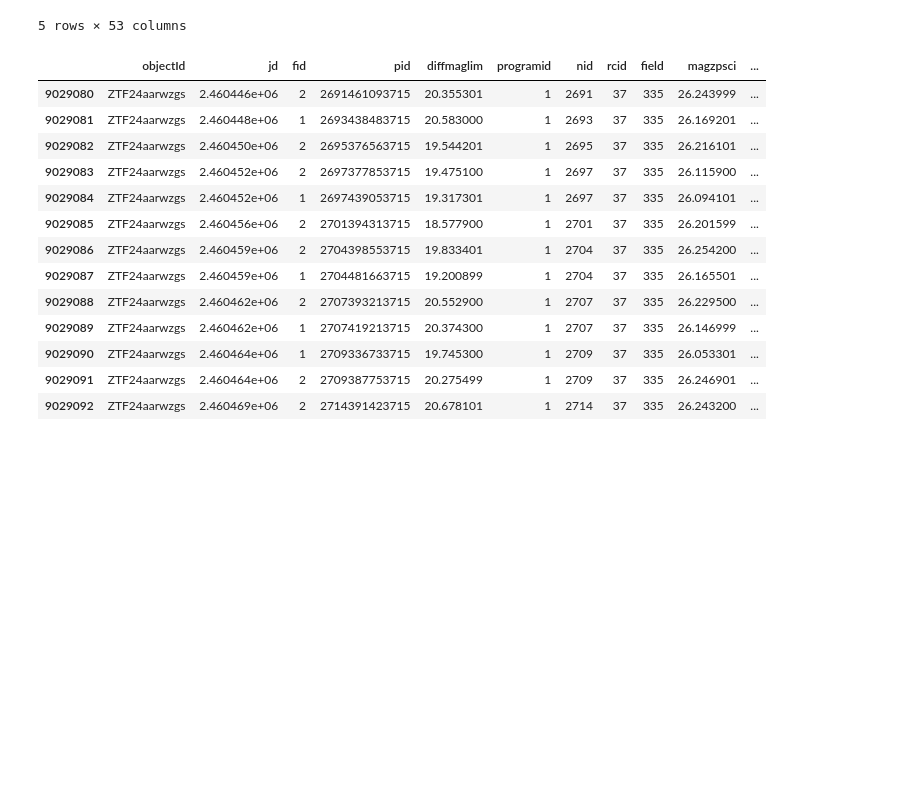
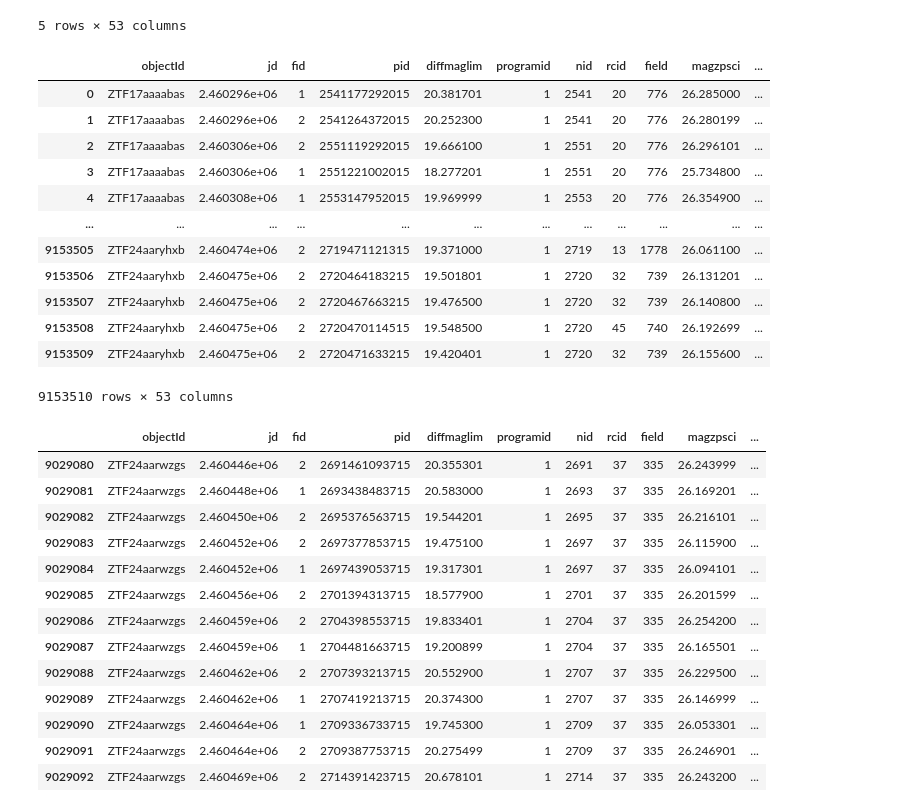
Before and after one commit to ZTF-Summer-School/ztf_summer_school_2024, a Jupyter notebook: lectures/01/ztf_alert_filtering.ipynb, the cells around one changed output. Cells and saved outputs as stored; diff of their text form; code cells hidden in the pictures; blank space fills up the shorter version.

```diff
--- a/lectures/01/ztf_alert_filtering.ipynb
+++ b/lectures/01/ztf_alert_filtering.ipynb
@@ -137,6 +139,22 @@ df_lightcurve.head()
 | 3 | ZTF17aaaabas | 2.460306e+06 | 1 | 2551221002015 | 18.277201 | 1 | 2551 | 20 | 776 | 25.734800 | ... |
 | 4 | ZTF17aaaabas | 2.460308e+06 | 1 | 2553147952015 | 19.969999 | 1 | 2553 | 20 | 776 | 26.354900 | ... |
 5 rows × 53 columns
+# %%
+df_lightcurve
+# %% [output]
+|  | objectId | jd | fid | pid | diffmaglim | programid | nid | rcid | field | magzpsci | ... |
+| 0 | ZTF17aaaabas | 2.460296e+06 | 1 | 2541177292015 | 20.381701 | 1 | 2541 | 20 | 776 | 26.285000 | ... |
+| 1 | ZTF17aaaabas | 2.460296e+06 | 2 | 2541264372015 | 20.252300 | 1 | 2541 | 20 | 776 | 26.280199 | ... |
+| 2 | ZTF17aaaabas | 2.460306e+06 | 2 | 2551119292015 | 19.666100 | 1 | 2551 | 20 | 776 | 26.296101 | ... |
+| 3 | ZTF17aaaabas | 2.460306e+06 | 1 | 2551221002015 | 18.277201 | 1 | 2551 | 20 | 776 | 25.734800 | ... |
+| 4 | ZTF17aaaabas | 2.460308e+06 | 1 | 2553147952015 | 19.969999 | 1 | 2553 | 20 | 776 | 26.354900 | ... |
+| ... | ... | ... | ... | ... | ... | ... | ... | ... | ... | ... | ... |
+| 9153505 | ZTF24aaryhxb | 2.460474e+06 | 2 | 2719471121315 | 19.371000 | 1 | 2719 | 13 | 1778 | 26.061100 | ... |
+| 9153506 | ZTF24aaryhxb | 2.460475e+06 | 2 | 2720464183215 | 19.501801 | 1 | 2720 | 32 | 739 | 26.131201 | ... |
+| 9153507 | ZTF24aaryhxb | 2.460475e+06 | 2 | 2720467663215 | 19.476500 | 1 | 2720 | 32 | 739 | 26.140800 | ... |
+| 9153508 | ZTF24aaryhxb | 2.460475e+06 | 2 | 2720470114515 | 19.548500 | 1 | 2720 | 45 | 740 | 26.192699 | ... |
+| 9153509 | ZTF24aaryhxb | 2.460475e+06 | 2 | 2720471633215 | 19.420401 | 1 | 2720 | 32 | 739 | 26.155600 | ... |
+9153510 rows × 53 columns
 # %%
 # we can look for a specific object's lightcurve using the objectId column from the alerts, that are used as the index in the lightcurve data
 df_lightcurve[df_lightcurve['objectId'] == 'ZTF24aarwzgs']
```
Also changed, not shown: parts of 13 cells of this notebook.
